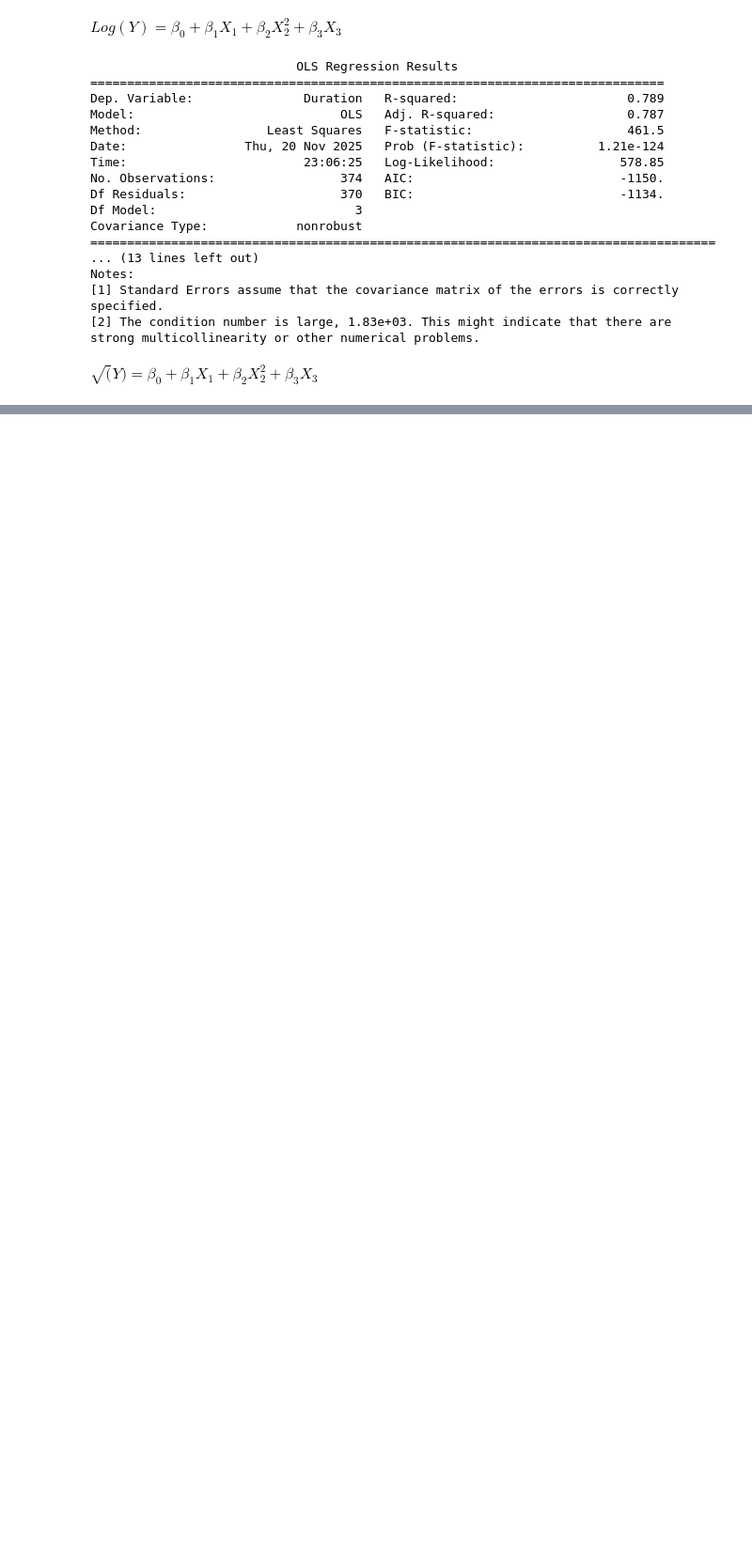
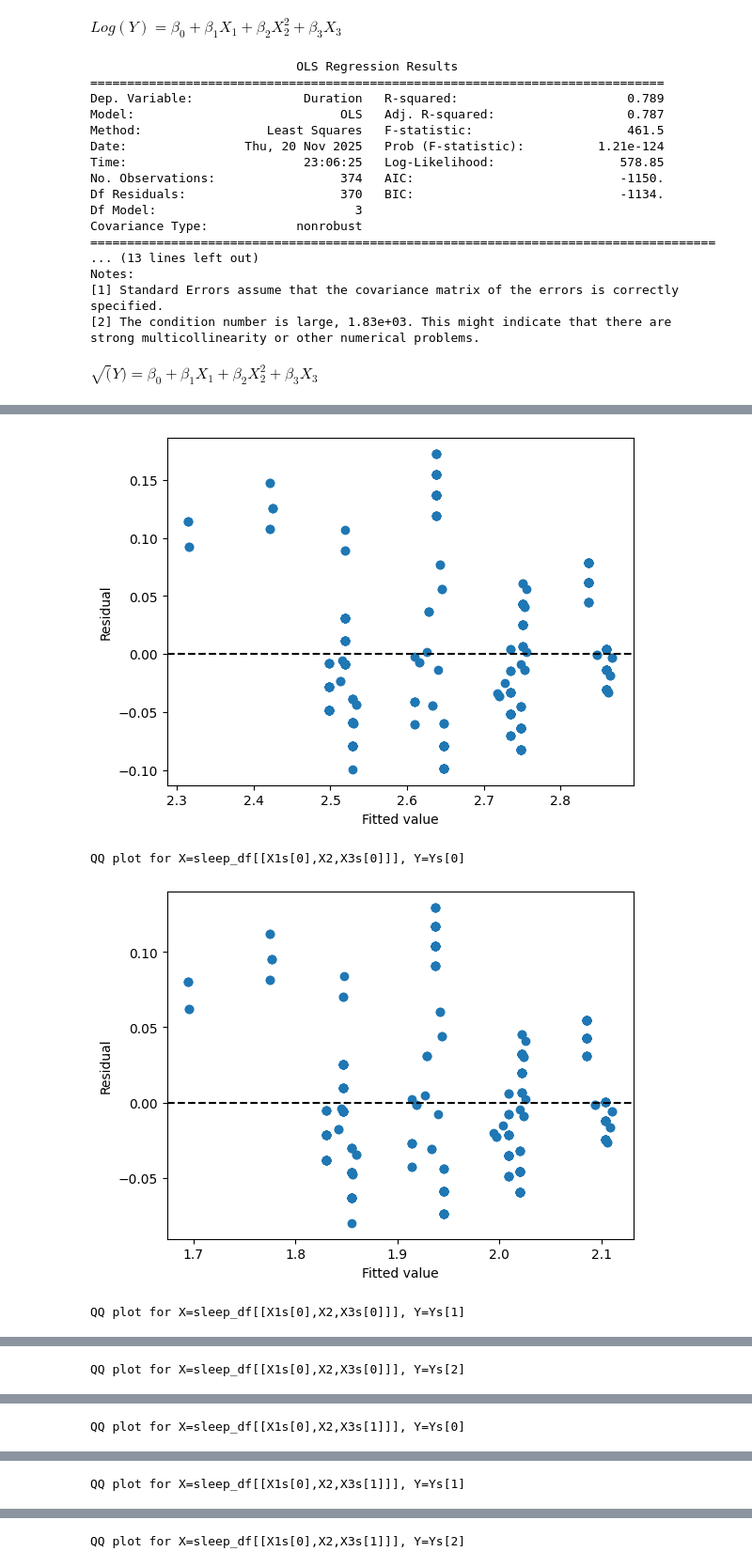
Before and after one commit to lding219/math-360-modelling-assignment-3, a Jupyter notebook: doris/report_file.ipynb, the cells around one changed output, grey strips where cells are left out. Shown at 94% size. Cells and saved outputs as stored; diff of their text form; code cells hidden in the pictures; blank space fills up the shorter version.

```diff
--- a/doris/report_file.ipynb
+++ b/doris/report_file.ipynb
@@ -277,0 +340,31 @@ strong multicollinearity or other numerical problems.
+# %%
+X1s = ["Quality","Quality Log","Quality Sq"]
+X3s = ["Stress","Stress Sqrt","Stress Sq"]
+Ys= [Y,Y_log,Y_sqrt]
+# %%
+for i in range(len(X1s)):
+        for k  in range(len(X3s)):
+            for h in range(len(Ys)):
+                X = sleep_df[[X1s[i],"Physical_Activity",X3s[k]]]
+                Y=Ys[h]
+                X = sm.add_constant(X)
+                reg = sm.OLS(Y,X).fit()
+                #sm.graphics.plot_regress_exog(reg,X1s[i])
+                #sm.graphics.plot_regress_exog(reg,"Physical_Activity")
+                #sm.graphics.plot_regress_exog(reg,X3s[k])
+                #R_adj = reg.rsquared_adj
+                fitted_y = reg.fittedvalues
+                residuals = reg.resid
+
+                plt.scatter(fitted_y,residuals)
+                plt.axhline(y = 0, color = 'k', linestyle = '--')
+                plt.xlabel('Fitted value')
+                plt.ylabel('Residual')
+                plt.show()
+
+                print(f"QQ plot for X=sleep_df[[X1s[{i}],X2,X3s[{k}]]], Y=Ys[{h}]" )
+# %% [output]
+[figure, added]
+QQ plot for X=sleep_df[[X1s[0],X2,X3s[0]]], Y=Ys[0]
+[figure, added]
+QQ plot for X=sleep_df[[X1s[0],X2,X3s[0]]], Y=Ys[1]
@@ -277,0 +372 @@ strong multicollinearity or other numerical problems.
+QQ plot for X=sleep_df[[X1s[0],X2,X3s[0]]], Y=Ys[2]
@@ -277,0 +374 @@ strong multicollinearity or other numerical problems.
+QQ plot for X=sleep_df[[X1s[0],X2,X3s[1]]], Y=Ys[0]
@@ -277,0 +376 @@ strong multicollinearity or other numerical problems.
+QQ plot for X=sleep_df[[X1s[0],X2,X3s[1]]], Y=Ys[1]
@@ -277,0 +378 @@ strong multicollinearity or other numerical problems.
+QQ plot for X=sleep_df[[X1s[0],X2,X3s[1]]], Y=Ys[2]
```
Also changed, not shown: parts of 11 cells of this notebook.
